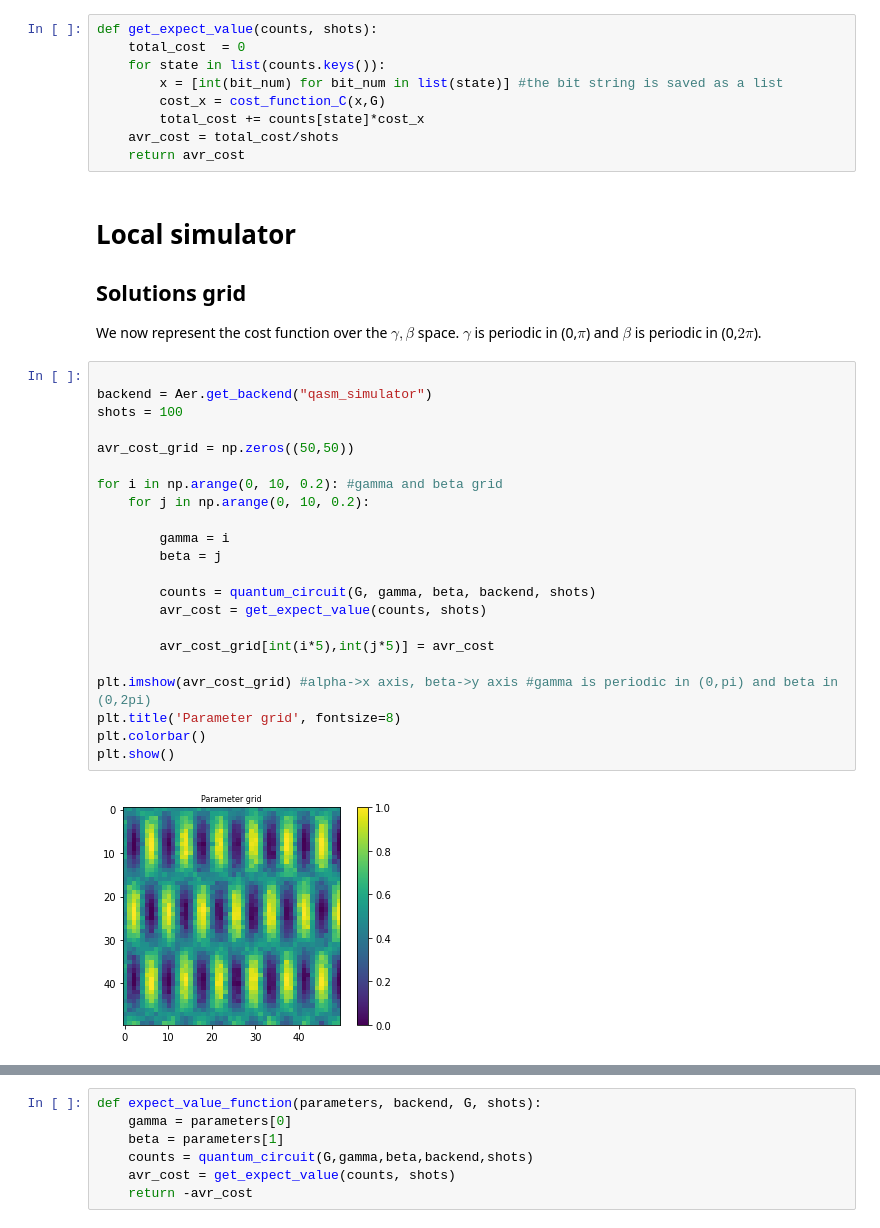
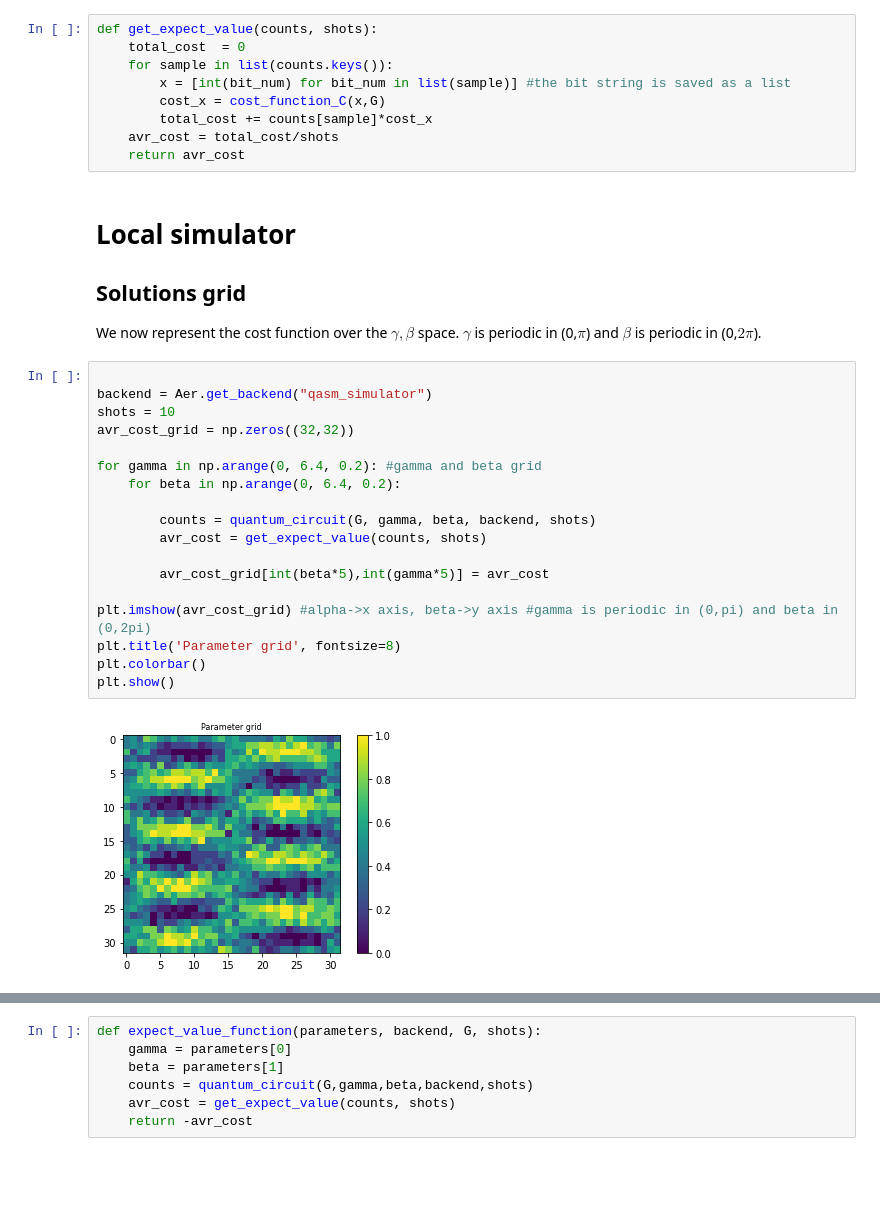
Before and after one commit to inafergra/QAOA-MaxCut, a Jupyter notebook: qiskit_example.ipynb, the cells around one changed output, grey strips where cells are left out. Cells and saved outputs as stored; diff of their text form; blank space fills up the shorter version.

```diff
--- a/qiskit_example.ipynb
+++ b/qiskit_example.ipynb
@@ -78,10 +78,10 @@ Finally, we need to calculate the expectation value of the cost function in the
 # %%
 def get_expect_value(counts, shots):
     total_cost  = 0
-    for state in list(counts.keys()):
-        x = [int(bit_num) for bit_num in list(state)] #the bit string is saved as a list
+    for sample in list(counts.keys()):
+        x = [int(bit_num) for bit_num in list(sample)] #the bit string is saved as a list
         cost_x = cost_function_C(x,G)
-        total_cost += counts[state]*cost_x
+        total_cost += counts[sample]*cost_x
     avr_cost = total_cost/shots
     return avr_cost
 # %% [markdown]
@@ -91,26 +91,22 @@ We now represent the cost function over the $\gamma,\beta$ space. $\gamma$ is pe
 # %%
 
 backend = Aer.get_backend("qasm_simulator")
-shots = 100
+shots = 10
+avr_cost_grid = np.zeros((32,32))
 
-avr_cost_grid = np.zeros((50,50))
-
-for i in np.arange(0, 10, 0.2): #gamma and beta grid
-    for j in np.arange(0, 10, 0.2):
-
-        gamma = i
-        beta = j
+for gamma in np.arange(0, 6.4, 0.2): #gamma and beta grid
+    for beta in np.arange(0, 6.4, 0.2):
 
         counts = quantum_circuit(G, gamma, beta, backend, shots)
         avr_cost = get_expect_value(counts, shots)
 
-        avr_cost_grid[int(i*5),int(j*5)] = avr_cost
+        avr_cost_grid[int(beta*5),int(gamma*5)] = avr_cost
 
 plt.imshow(avr_cost_grid) #alpha->x axis, beta->y axis #gamma is periodic in (0,pi) and beta in (0,2pi)
 plt.title('Parameter grid', fontsize=8)
 plt.colorbar()
 plt.show()
 # %% [output]
-[figure, old version]
+[figure, new version]
 # %% [markdown]
 ## Optimizing the expectation value of the cost function
```
Also changed, not shown: parts of 13 cells of this notebook.
